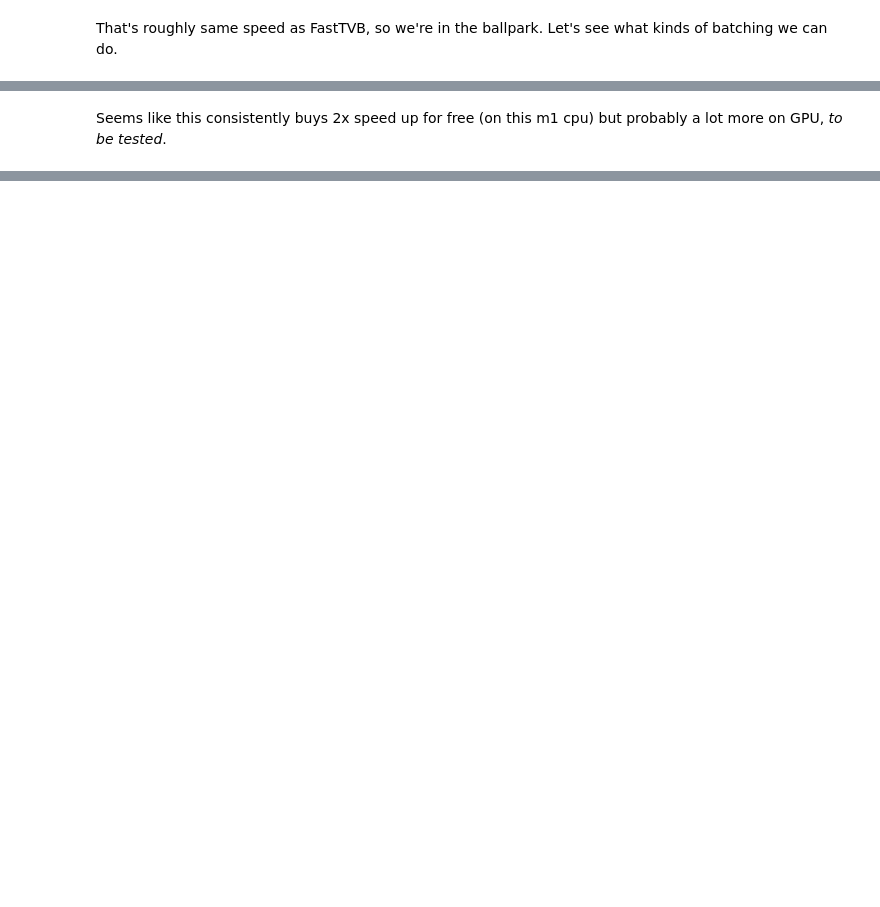
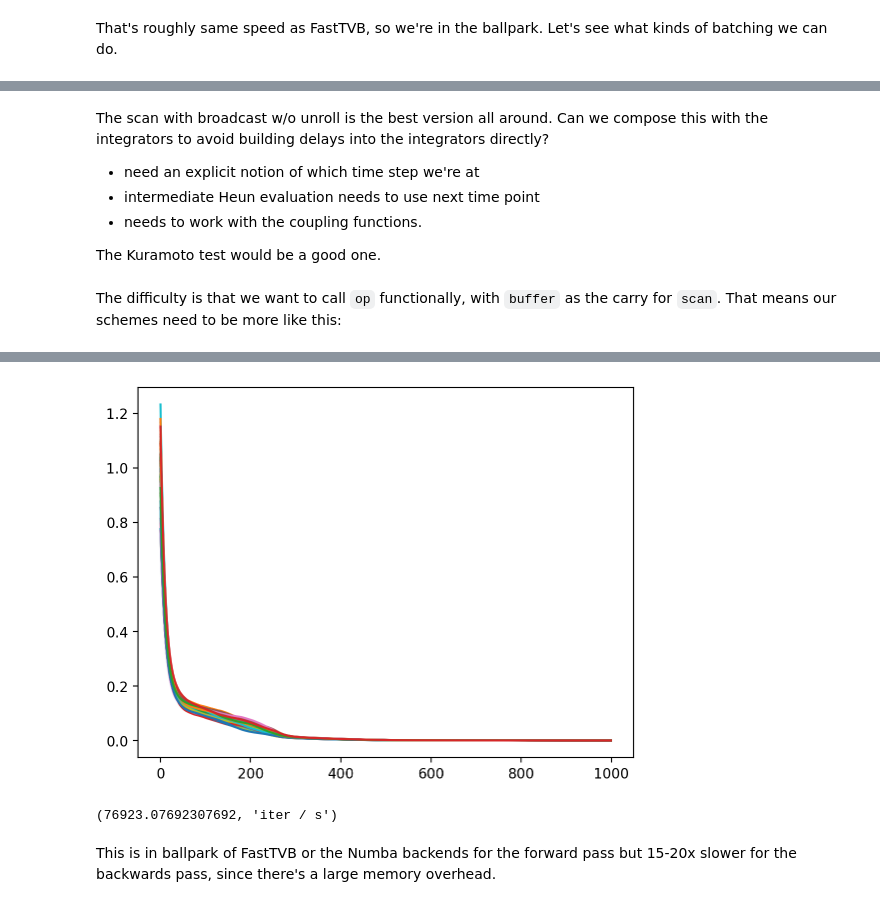
Before and after one commit to ins-amu/vbjax, a Jupyter notebook: 22 Connectome delays time stepping.ipynb, the cells around one changed output, grey strips where cells are left out. Drawn from its saved outputs; the diff is of its cells as text; code cells hidden in the pictures; blank space fills up the shorter version.

Commit message:
more delays + panel

```diff
--- a/22 Connectome delays time stepping.ipynb
+++ b/22 Connectome delays time stepping.ipynb
@@ -413,7 +419,11 @@ That's roughly same speed as FastTVB, so we're in the ballpark.  Let's see what
 # %%
-nb = 4
-nh, nt = 255, 100
-buffer = jax.random.normal(keys[2], (nn, nh + nt, nb))
-# run2b = jax.vmap(run2, 2, 2)
-# run2b(buffer).shape
-# %timeit run2b(buffer)
+for nb in [1, 2, 4]:
+    nh, nt = 255, 100
+    buffer = jax.random.normal(keys[2], (nn, nh + nt, nb))
+    b1 = run(buffer)
+    loss = jax.jit(jax.grad(lambda b: np.sum(np.square(b1 - run(b)))))
+    loss(buffer)
+    %timeit run(buffer)
+    %timeit loss(buffer)
+    print('for nb = ', nb)
+    print(' ')
@@ -422,4 +441,0 @@ interesting this seems to do some multithreading with larger enough batch sizes,
-# %%
-# this requires the weights[:,:,None] above
-run2(buffer).shape
-%timeit run2(buffer)
@@ -428,2 +489,8 @@ run2(buffer).shape
 # %% [markdown]
-Seems like this consistently buys 2x speed up for free (on this m1 cpu) but probably a lot more on GPU, *to be tested*.
+The scan with broadcast w/o unroll is the best version all around.  Can we compose this with the integrators to avoid building delays into the integrators directly?
+
+- need an explicit notion of which time step we're at
+- intermediate Heun evaluation needs to use next time point
+- needs to work with the coupling functions.
+
+The Kuramoto test would be a good one.
@@ -429,0 +529,42 @@ Seems like this consistently buys 2x speed up for free (on this m1 cpu) but prob
+# %% [markdown]
+The difficulty is that we want to call `op` functionally, with `buffer` as the carry for `scan`.  That means our schemes need to be more like this:
+# %%
+dt = 0.1
+p = -0.9
+
+def cfun(xt, t):
+    return 0.1*np.mean(weights[:,:,None]*xt[ns, nh + t - lengths], axis=1)
+
+def dfun(xt, t):
+    return xt, p*xt[:,nh+t] + cfun(xt,t)
+
+def step(xt, t):
+    x = xt[:, nh+t]
+
+    # predictor step
+    xt, d1 = dfun(xt, t)
+    xi = x + dt * d1
+    xt = xt.at[:, nh+t+1].set(xi)
+
+    # corrector
+    xt, d2 = dfun(xt, t+1)
+    nx = x + dt*0.5*(d1 + d2)
+    xt = xt.at[:, nh+t+1].set(nx)
+    return xt, nx
+
+ts = np.r_[:1000]
+key = jax.random.PRNGKey(42)
+xt0 = jax.random.normal(key, shape=(nn, nh + ts.size, 1))*0.1 + 1
+run = jax.jit(lambda xt: jax.lax.scan(step, xt, ts, unroll=20)[0])
+xt1 = run(xt0)
+loss = lambda xt: np.sum(np.square(xt1 - run(xt)))
+
+gloss = jax.jit(jax.grad(loss))
+assert loss(xt0) == 0.0
+
+%timeit run(xt0)
+%timeit gloss(xt0)
+
+%matplotlib inline
+pl.plot(xt1[:, nh:, 0].T);
+# %% [output]
@@ -429,0 +573,7 @@ Seems like this consistently buys 2x speed up for free (on this m1 cpu) but prob
+[figure, added]
+# %%
+2*1000 / 0.026, 'iter / s'
+# %% [output]
+(76923.07692307692, 'iter / s')
+# %% [markdown]
+This is in ballpark of FastTVB or the Numba backends for the forward pass but 15-20x slower for the backwards pass, since there's a large memory overhead.
```
Also changed, not shown: parts of 19 cells of this notebook, 3 other files.
